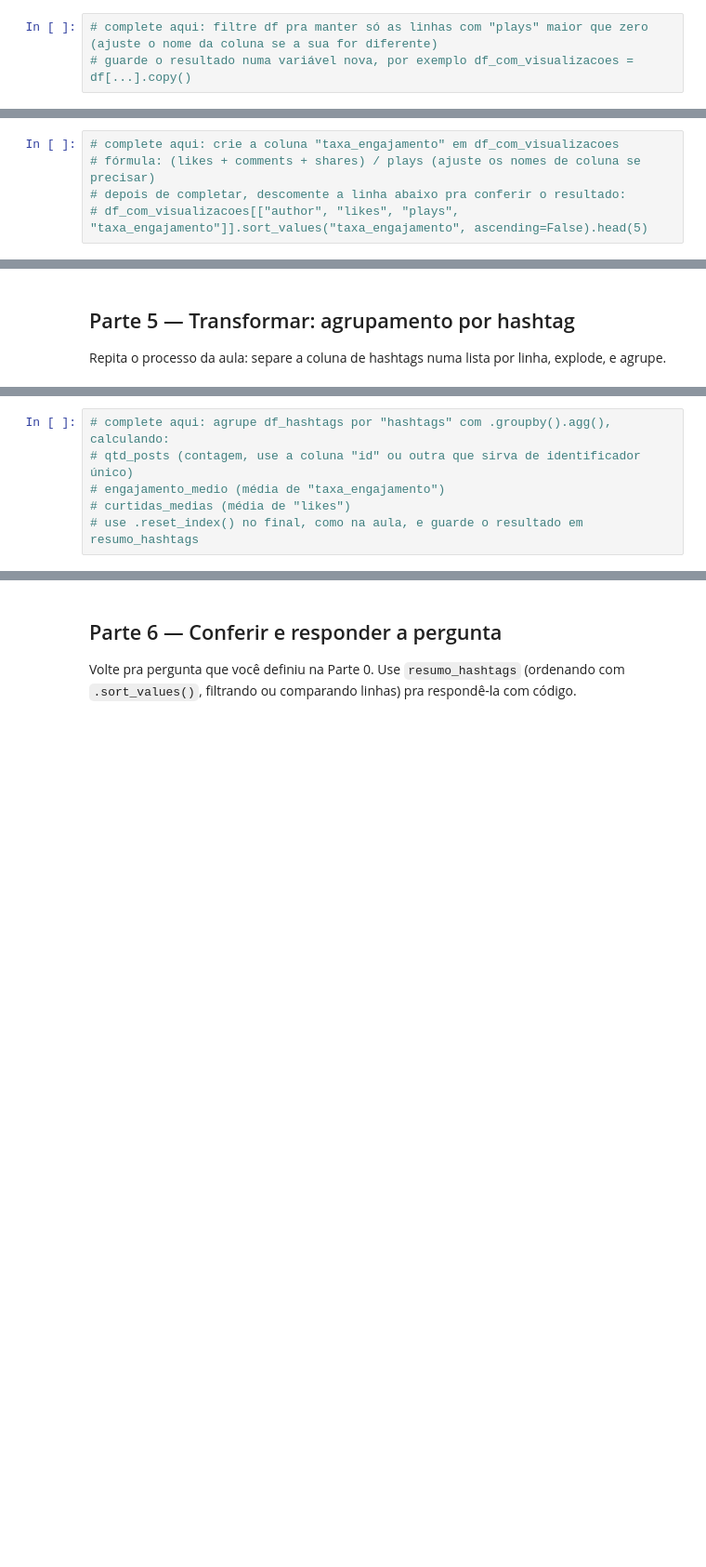
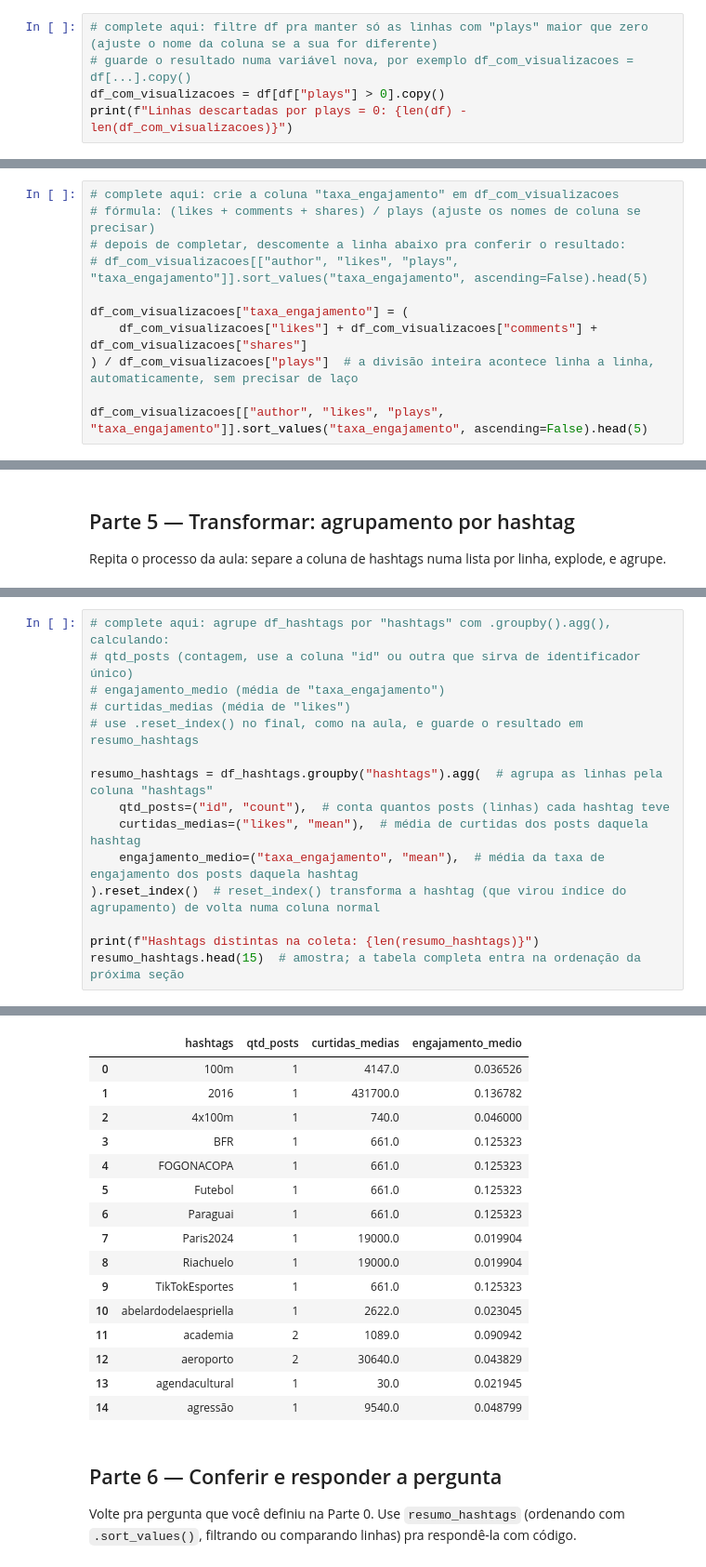
Before and after one commit to sablewin22/extracao-dados-trabalhos-sabrinalewin, a Jupyter notebook: projetos/05-metricas-exploracao/exercicios/exercicio-05-metricas-exploracao.ipynb, the cells around one changed output, grey strips where cells are left out. Shown at 93% size. Saved outputs shown, nothing was run; the diff lists cells and outputs as text; blank space fills up the shorter version.

```diff
--- a/projetos/05-metricas-exploracao/exercicios/exercicio-05-metricas-exploracao.ipynb
+++ b/projetos/05-metricas-exploracao/exercicios/exercicio-05-metricas-exploracao.ipynb
@@ -81,3 +124,5 @@ print(f"Linhas depois de remover duplicatas: {len(df)}")
 # %%
 # complete aqui: filtre df pra manter só as linhas com "plays" maior que zero (ajuste o nome da coluna se a sua for diferente)
 # guarde o resultado numa variável nova, por exemplo df_com_visualizacoes = df[...].copy()
+df_com_visualizacoes = df[df["plays"] > 0].copy()
+print(f"Linhas descartadas por plays = 0: {len(df) - len(df_com_visualizacoes)}")
@@ -86,3 +133,9 @@ print(f"Linhas depois de remover duplicatas: {len(df)}")
 # fórmula: (likes + comments + shares) / plays (ajuste os nomes de coluna se precisar)
 # depois de completar, descomente a linha abaixo pra conferir o resultado:
 # df_com_visualizacoes[["author", "likes", "plays", "taxa_engajamento"]].sort_values("taxa_engajamento", ascending=False).head(5)
+
+df_com_visualizacoes["taxa_engajamento"] = (
+    df_com_visualizacoes["likes"] + df_com_visualizacoes["comments"] + df_com_visualizacoes["shares"]
+) / df_com_visualizacoes["plays"]  # a divisão inteira acontece linha a linha, automaticamente, sem precisar de laço
+
+df_com_visualizacoes[["author", "likes", "plays", "taxa_engajamento"]].sort_values("taxa_engajamento", ascending=False).head(5)
@@ -116,3 +209,13 @@ df_hashtags[["author", "hashtags", "likes"]].head(10)
 # engajamento_medio (média de "taxa_engajamento")
 # curtidas_medias (média de "likes")
 # use .reset_index() no final, como na aula, e guarde o resultado em resumo_hashtags
+
+resumo_hashtags = df_hashtags.groupby("hashtags").agg(  # agrupa as linhas pela coluna "hashtags"
+    qtd_posts=("id", "count"),  # conta quantos posts (linhas) cada hashtag teve
+    curtidas_medias=("likes", "mean"),  # média de curtidas dos posts daquela hashtag
+    engajamento_medio=("taxa_engajamento", "mean"),  # média da taxa de engajamento dos posts daquela hashtag
+).reset_index()  # reset_index() transforma a hashtag (que virou índice do agrupamento) de volta numa coluna normal
+
+print(f"Hashtags distintas na coleta: {len(resumo_hashtags)}")
+resumo_hashtags.head(15)  # amostra; a tabela completa entra na ordenação da próxima seção
+# %% [output]
@@ -119,3 +223,19 @@ df_hashtags[["author", "hashtags", "likes"]].head(10)
+|  | hashtags | qtd_posts | curtidas_medias | engajamento_medio |
+| 0 | 100m | 1 | 4147.0 | 0.036526 |
+| 1 | 2016 | 1 | 431700.0 | 0.136782 |
+| 2 | 4x100m | 1 | 740.0 | 0.046000 |
+| 3 | BFR | 1 | 661.0 | 0.125323 |
+| 4 | FOGONACOPA | 1 | 661.0 | 0.125323 |
+| 5 | Futebol | 1 | 661.0 | 0.125323 |
+| 6 | Paraguai | 1 | 661.0 | 0.125323 |
+| 7 | Paris2024 | 1 | 19000.0 | 0.019904 |
+| 8 | Riachuelo | 1 | 19000.0 | 0.019904 |
+| 9 | TikTokEsportes | 1 | 661.0 | 0.125323 |
+| 10 | abelardodelaespriella | 1 | 2622.0 | 0.023045 |
+| 11 | academia | 2 | 1089.0 | 0.090942 |
+| 12 | aeroporto | 2 | 30640.0 | 0.043829 |
+| 13 | agendacultural | 1 | 30.0 | 0.021945 |
+| 14 | agressão | 1 | 9540.0 | 0.048799 |
 # %% [markdown]
 ## Parte 6 — Conferir e responder a pergunta
 
```
Also changed, not shown: parts of 19 cells of this notebook, 2 other files.
